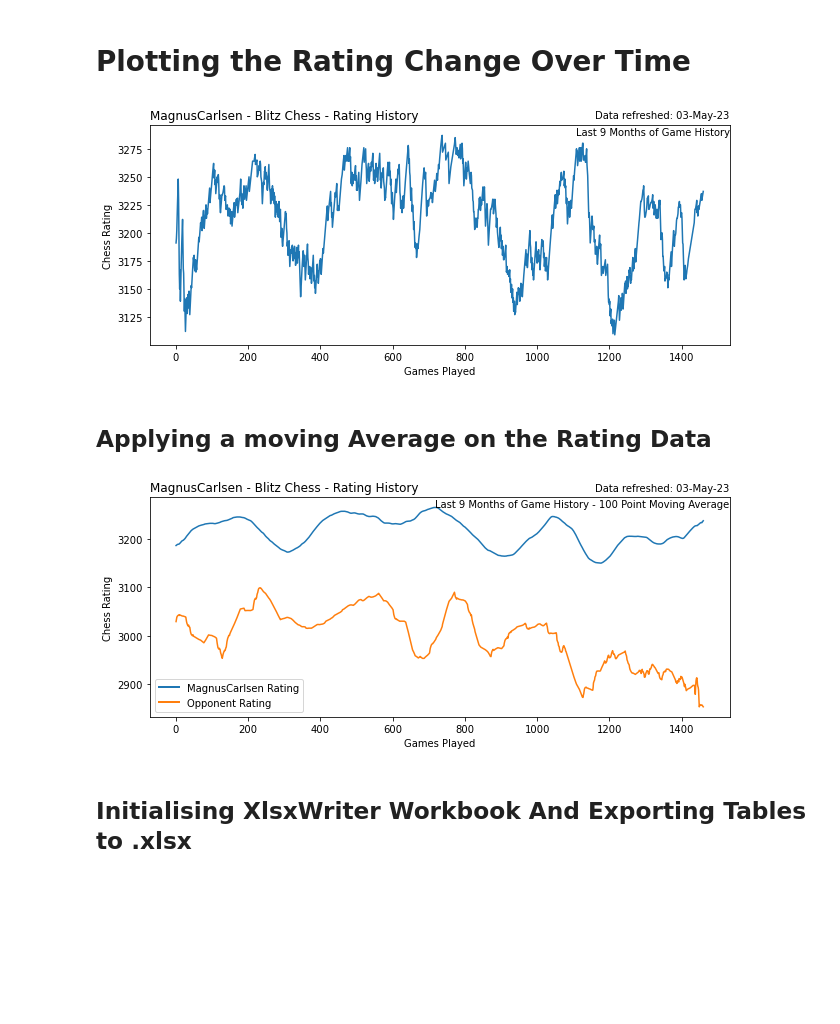
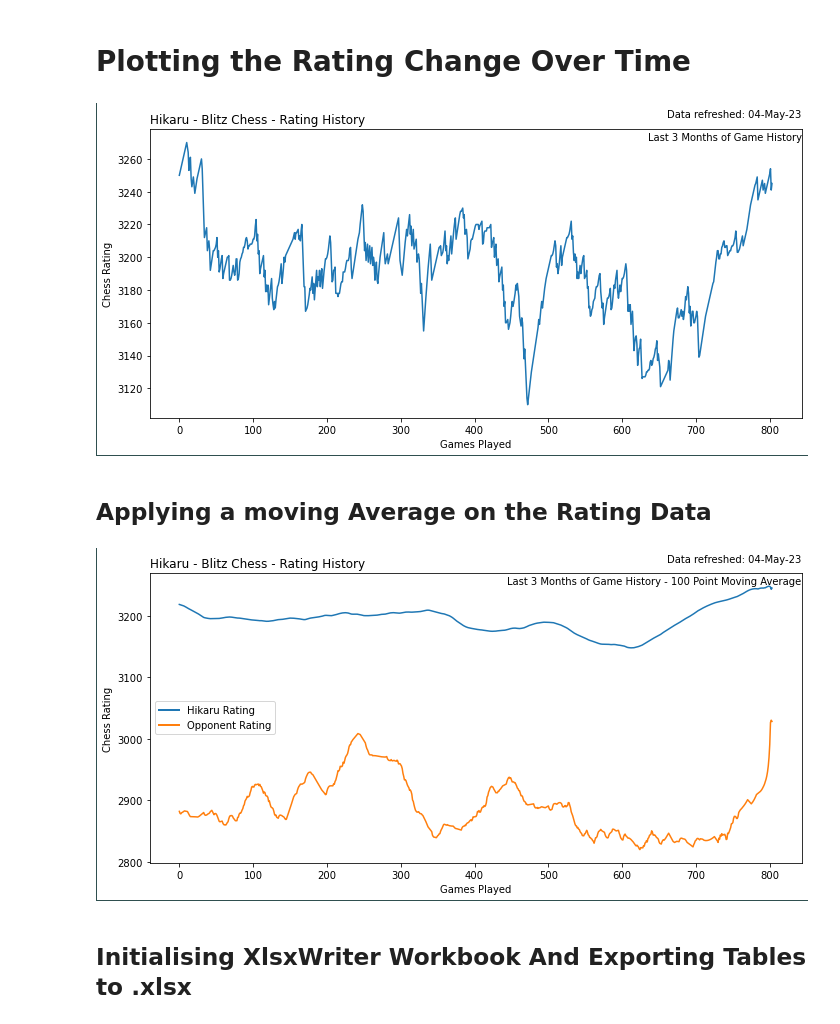
Before and after one commit to Filpill/chess_analysis, a Jupyter notebook: chess_analysis_v2.ipynb, the cells around one changed output. Saved outputs shown, nothing was run; the diff lists cells and outputs as text; code cells hidden in the pictures; blank space fills up the shorter version.

```diff
--- a/chess_analysis_v2.ipynb
+++ b/chess_analysis_v2.ipynb
@@ -101,8 +83,8 @@ def pathing(folder_path,filename):
 # %%
 #Retrieveing Archive of My Entire Chess.com History
 today_str = date.today().strftime('%d-%b-%y')
-player = 'MagnusCarlsen'
-last_x_months = 9
+player = 'Hikaru'
+last_x_months = 3
 archive_dict = httpsReq(f'https://api.chess.com/pub/player/{player.lower()}/games/archives')
 print(f'API Request for Monthly API Endpoints Successful')
 archive = (archive_dict['archives'])
@@ -709,22 +703,26 @@ pie_chart_maker(table,title,center_text,category,count,output_file)
 # %% [markdown]
 # Plotting the Rating Change Over Time
 # %%
-fig, ax = plt.subplots(figsize=(9,4))
+fig, ax = plt.subplots(figsize=(10,5),edgecolor='darkslategrey',linewidth=2)
 ax.plot(df_blitz.index,df_blitz['Player Rating'])
 # ax.plot(df_blitz.index,df_blitz['Opponent Rating'])
 ax.set_title(f'{player} - Blitz Chess - Rating History',loc='left',fontsize=12)
 ax.set_xlabel('Games Played', fontsize = 10)
 ax.set_ylabel('Chess Rating', fontsize=10)
 ax.text(x=1, y=1.07, s=f'Data refreshed: {today_str}', transform=ax.transAxes, va='top', ha='right')
 ax.text(x=1, y=0.99, s=f'Last {last_x_months} Months of Game History', transform=ax.transAxes, va='top', ha='right')
 plt.tight_layout()
 
 #Setting a backround color
 fig.set_facecolor('white')
 
-plt.savefig(pathing('charts','raw_rating_line.png'),dpi=150)
+plt.savefig(
+    'charts/raw_rating_line.png',
+    edgecolor=fig.get_edgecolor(),
+    dpi=150
+)
 # %% [output]
-[figure, old version]
+[figure, new version]
 # %% [markdown]
 ## Applying a moving Average on the Rating Data
 # %%
@@ -749,7 +747,7 @@ legend_handle = [Line2D([0], [0], color='tab:blue', lw=2, label=f'{player} Ratin
                 ]
 
 #Plotting Averaged Data
-fig, ax = plt.subplots(figsize=(9,4))
+fig, ax = plt.subplots(figsize=(10,5),edgecolor='darkslategrey',linewidth=2)
 ax.plot(df_blitz_avg.index,df_blitz_avg['Player Average Rating'])
 ax.plot(df_blitz_avg.index,df_blitz_avg['Opponent Average Rating'])
 ax.set_title(f'{player} - Blitz Chess - Rating History',loc='left',fontsize=12)
@@ -763,9 +761,13 @@ plt.tight_layout()
 #Setting a backround color
 fig.set_facecolor('white')
 
-plt.savefig(pathing('charts','avg_rating_line.png'),dpi=100)
+plt.savefig(
+    'charts/avg_rating_line.png',
+    edgecolor=fig.get_edgecolor(),
+    dpi=150
+)
 # %% [output]
-[figure, old version]
+[figure, new version]
 # %% [markdown]
 ## Initialising XlsxWriter Workbook And Exporting Tables to .xlsx
 # %%
```
Also changed, not shown: parts of 25 cells of this notebook, 14 other files.
